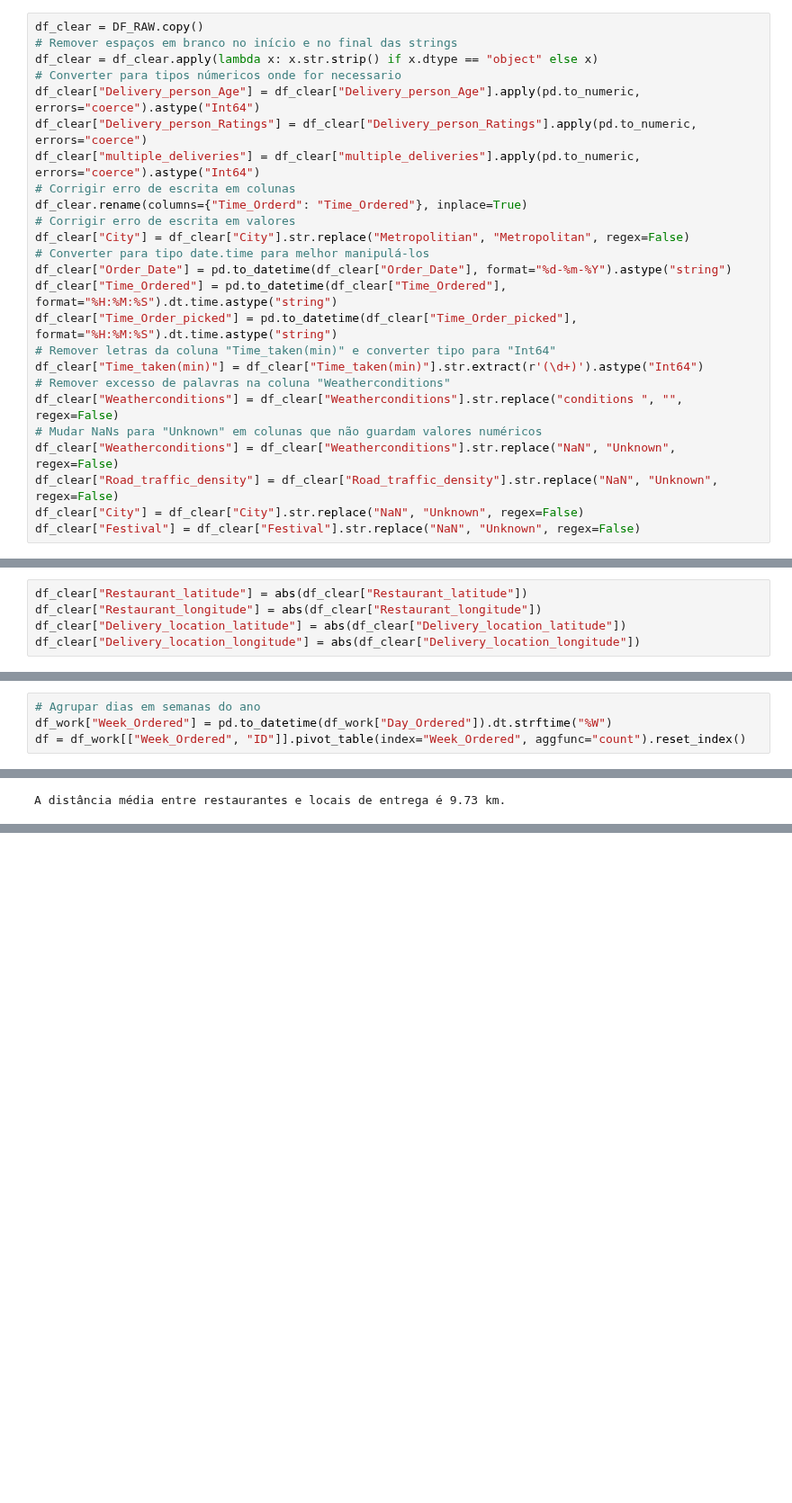
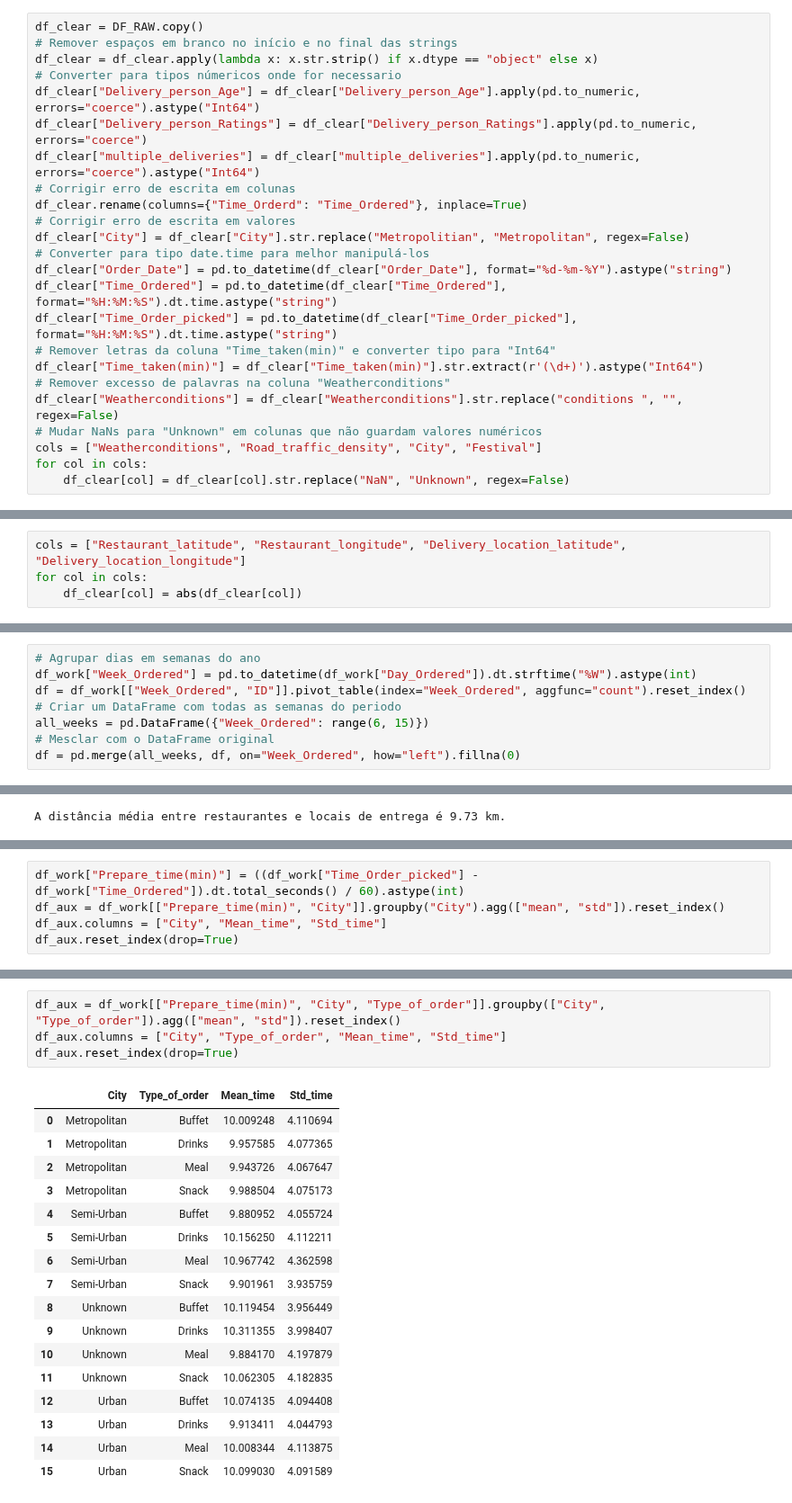
Before and after one commit to luc457x/CDS-PA, a Jupyter notebook: notebook.ipynb, the cells around one changed output, grey strips where cells are left out. Shown at 90% size. Cells and saved outputs as stored; diff of their text form; blank space fills up the shorter version.

```diff
--- a/notebook.ipynb
+++ b/notebook.ipynb
@@ -105,10 +105,9 @@ df_clear["Time_taken(min)"] = df_clear["Time_taken(min)"].str.extract(r'(\d+)').
 # Remover excesso de palavras na coluna "Weatherconditions"
 df_clear["Weatherconditions"] = df_clear["Weatherconditions"].str.replace("conditions ", "", regex=False)
 # Mudar NaNs para "Unknown" em colunas que não guardam valores numéricos
-df_clear["Weatherconditions"] = df_clear["Weatherconditions"].str.replace("NaN", "Unknown", regex=False)
-df_clear["Road_traffic_density"] = df_clear["Road_traffic_density"].str.replace("NaN", "Unknown", regex=False)
-df_clear["City"] = df_clear["City"].str.replace("NaN", "Unknown", regex=False)
-df_clear["Festival"] = df_clear["Festival"].str.replace("NaN", "Unknown", regex=False)
+cols = ["Weatherconditions", "Road_traffic_density", "City", "Festival"]
+for col in cols:
+    df_clear[col] = df_clear[col].str.replace("NaN", "Unknown", regex=False)
 # %%
 print(f"Max rating: {df_clear["Delivery_person_Ratings"].max()}\nMin rating: {df_clear["Delivery_person_Ratings"].min()}")
 df_clear[df_clear["Delivery_person_Ratings"] > 5.0]
@@ -163,10 +162,9 @@ df_clear[(df_clear["Restaurant_latitude"] < 0) | (df_clear["Restaurant_longitude
 | 43545 | 0xc0c7 | KNPRES16DEL02 | 30 | 4.0 | -26.482581 | ... |
 188 rows × 20 columns
 # %%
-df_clear["Restaurant_latitude"] = abs(df_clear["Restaurant_latitude"])
-df_clear["Restaurant_longitude"] = abs(df_clear["Restaurant_longitude"])
-df_clear["Delivery_location_latitude"] = abs(df_clear["Delivery_location_latitude"])
-df_clear["Delivery_location_longitude"] = abs(df_clear["Delivery_location_longitude"])
+cols = ["Restaurant_latitude", "Restaurant_longitude", "Delivery_location_latitude", "Delivery_location_longitude"]
+for col in cols:
+    df_clear[col] = abs(df_clear[col])
 # %% [markdown]
 Para melhor trabalhar com as coordenadas, elas serão armazenadas como uma tupla.
 # %%
@@ -894,8 +892,12 @@ fig.show()
 ### 2. Quantidade de pedidos por semana.
 # %%
 # Agrupar dias em semanas do ano
-df_work["Week_Ordered"] = pd.to_datetime(df_work["Day_Ordered"]).dt.strftime("%W")
+df_work["Week_Ordered"] = pd.to_datetime(df_work["Day_Ordered"]).dt.strftime("%W").astype(int)
 df = df_work[["Week_Ordered", "ID"]].pivot_table(index="Week_Ordered", aggfunc="count").reset_index()
+# Criar um DataFrame com todas as semanas do periodo
+all_weeks = pd.DataFrame({"Week_Ordered": range(6, 15)})
+# Mesclar com o DataFrame original
+df = pd.merge(all_weeks, df, on="Week_Ordered", how="left").fillna(0)
 # %%
 # Desenhar gráfico de linha
 fig = px.line(df, x="Week_Ordered", y="ID", title="Quantidade de pedidos por semana", labels={"Week_Ordered": "Semana do ano", "ID": "Quantidade de pedidos"}, markers=True)
@@ -1122,0 +1144,5 @@ A distância média entre restaurantes e locais de entrega é 9.73 km.
+# %%
+df_work["Prepare_time(min)"] = ((df_work["Time_Order_picked"] - df_work["Time_Ordered"]).dt.total_seconds() / 60).astype(int)
+df_aux = df_work[["Prepare_time(min)", "City"]].groupby("City").agg(["mean", "std"]).reset_index()
+df_aux.columns = ["City", "Mean_time", "Std_time"]
+df_aux.reset_index(drop=True)
@@ -1125 +1157,23 @@ A distância média entre restaurantes e locais de entrega é 9.73 km.
+# %%
+df_aux = df_work[["Prepare_time(min)", "City", "Type_of_order"]].groupby(["City", "Type_of_order"]).agg(["mean", "std"]).reset_index()
+df_aux.columns = ["City", "Type_of_order", "Mean_time", "Std_time"]
+df_aux.reset_index(drop=True)
+# %% [output]
+|  | City | Type_of_order | Mean_time | Std_time |
+| 0 | Metropolitan | Buffet | 10.009248 | 4.110694 |
+| 1 | Metropolitan | Drinks | 9.957585 | 4.077365 |
+| 2 | Metropolitan | Meal | 9.943726 | 4.067647 |
+| 3 | Metropolitan | Snack | 9.988504 | 4.075173 |
+| 4 | Semi-Urban | Buffet | 9.880952 | 4.055724 |
+| 5 | Semi-Urban | Drinks | 10.156250 | 4.112211 |
+| 6 | Semi-Urban | Meal | 10.967742 | 4.362598 |
+| 7 | Semi-Urban | Snack | 9.901961 | 3.935759 |
+| 8 | Unknown | Buffet | 10.119454 | 3.956449 |
+| 9 | Unknown | Drinks | 10.311355 | 3.998407 |
+| 10 | Unknown | Meal | 9.884170 | 4.197879 |
+| 11 | Unknown | Snack | 10.062305 | 4.182835 |
+| 12 | Urban | Buffet | 10.074135 | 4.094408 |
+| 13 | Urban | Drinks | 9.913411 | 4.044793 |
+| 14 | Urban | Meal | 10.008344 | 4.113875 |
+| 15 | Urban | Snack | 10.099030 | 4.091589 |
 # %% [markdown]
```
Also changed, not shown: parts of 12 cells of this notebook, 3 other files.
